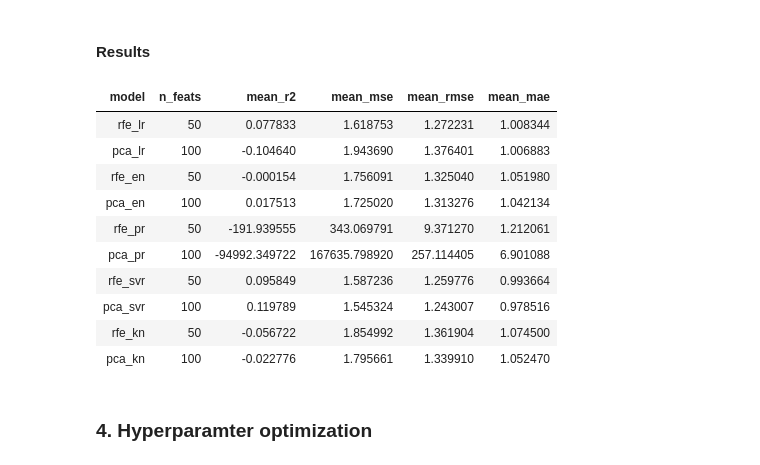
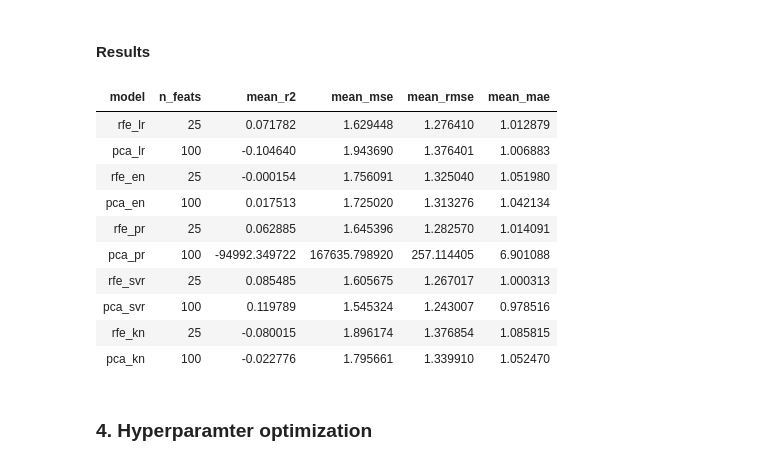
Before and after one commit to Julietvr/bds, a Jupyter notebook: regression/m1.ipynb, the cells around one changed output. Drawn from its saved outputs; the diff is of its cells as text; code cells hidden in the pictures.

```diff
--- a/regression/m1.ipynb
+++ b/regression/m1.ipynb
@@ -414,7 +414,7 @@ pipeline = Pipeline([
 ])
 
 parameters = {
-    'red__n_features_to_select': [50]
+    'red__n_features_to_select': [25]
 }
 
 grid_search = GridSearchCV(pipeline, parameters, cv=5, n_jobs=-1, scoring=metrics, refit=False)
@@ -477,7 +477,7 @@ pipeline = Pipeline([
 ])
 
 parameters = {
-    'red__n_features_to_select': [50]
+    'red__n_features_to_select': [25]
 }
 
 grid_search = GridSearchCV(pipeline, parameters, cv=5, n_jobs=-1, scoring=metrics, refit=False)
@@ -540,7 +540,7 @@ pipeline = Pipeline([
 ])
 
 parameters = {
-    'red__n_features_to_select': [50]
+    'red__n_features_to_select': [25]
 }
 
 grid_search = GridSearchCV(pipeline, parameters, cv=5, n_jobs=-1, scoring=metrics, refit=False)
@@ -602,7 +602,7 @@ pipeline = Pipeline([
 ])
 
 parameters = {
-    'red__n_features_to_select': [50]
+    'red__n_features_to_select': [25]
 }
 
 grid_search = GridSearchCV(pipeline, parameters, cv=5, n_jobs=-1, scoring=metrics, refit=False)
@@ -654,23 +654,23 @@ runtime: 0:00:15
 # %%
 results = pd.DataFrame(scores)
 results.to_csv('results/m1_reg_metrics.csv', index=False)
 results.style\
     .hide(axis='index')\
     .highlight_quantile(subset=['mean_r2'], q_left=0.9, color='green')\
     .highlight_quantile(subset=['mean_r2'], q_right=0.1, color='red')\
-    .highlight_quantile(subset=['mean_mse', 'mean_rmse', 'mean_mae'], q_left=0.8, color='red')\
-    .highlight_quantile(subset=['mean_mse', 'mean_rmse', 'mean_mae'], q_right=0.2, color='green')
+    .highlight_quantile(subset=['mean_mse', 'mean_rmse', 'mean_mae'], q_left=0.9, color='red')\
+    .highlight_quantile(subset=['mean_mse', 'mean_rmse', 'mean_mae'], q_right=0.1, color='green')
 # %% [output]
 | model | n_feats | mean_r2 | mean_mse | mean_rmse | mean_mae |
-| rfe_lr | 50 | 0.077833 | 1.618753 | 1.272231 | 1.008344 |
+| rfe_lr | 25 | 0.071782 | 1.629448 | 1.276410 | 1.012879 |
 | pca_lr | 100 | -0.104640 | 1.943690 | 1.376401 | 1.006883 |
-| rfe_en | 50 | -0.000154 | 1.756091 | 1.325040 | 1.051980 |
+| rfe_en | 25 | -0.000154 | 1.756091 | 1.325040 | 1.051980 |
 | pca_en | 100 | 0.017513 | 1.725020 | 1.313276 | 1.042134 |
-| rfe_pr | 50 | -191.939555 | 343.069791 | 9.371270 | 1.212061 |
+| rfe_pr | 25 | 0.062885 | 1.645396 | 1.282570 | 1.014091 |
 | pca_pr | 100 | -94992.349722 | 167635.798920 | 257.114405 | 6.901088 |
-| rfe_svr | 50 | 0.095849 | 1.587236 | 1.259776 | 0.993664 |
+| rfe_svr | 25 | 0.085485 | 1.605675 | 1.267017 | 1.000313 |
 | pca_svr | 100 | 0.119789 | 1.545324 | 1.243007 | 0.978516 |
-| rfe_kn | 50 | -0.056722 | 1.854992 | 1.361904 | 1.074500 |
+| rfe_kn | 25 | -0.080015 | 1.896174 | 1.376854 | 1.085815 |
 | pca_kn | 100 | -0.022776 | 1.795661 | 1.339910 | 1.052470 |
 # %% [markdown]
 ### 4. Hyperparamter optimization
```
Also changed, not shown: parts of 12 cells of this notebook, 4 other files.
